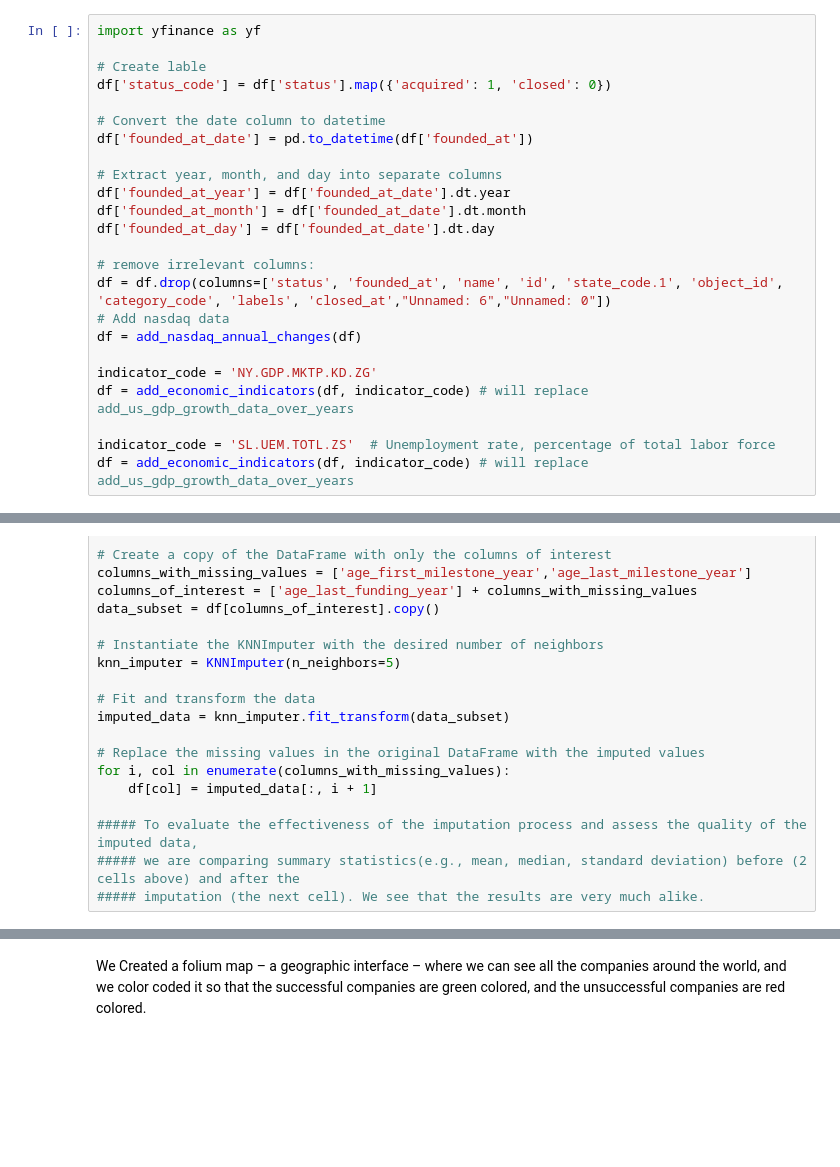
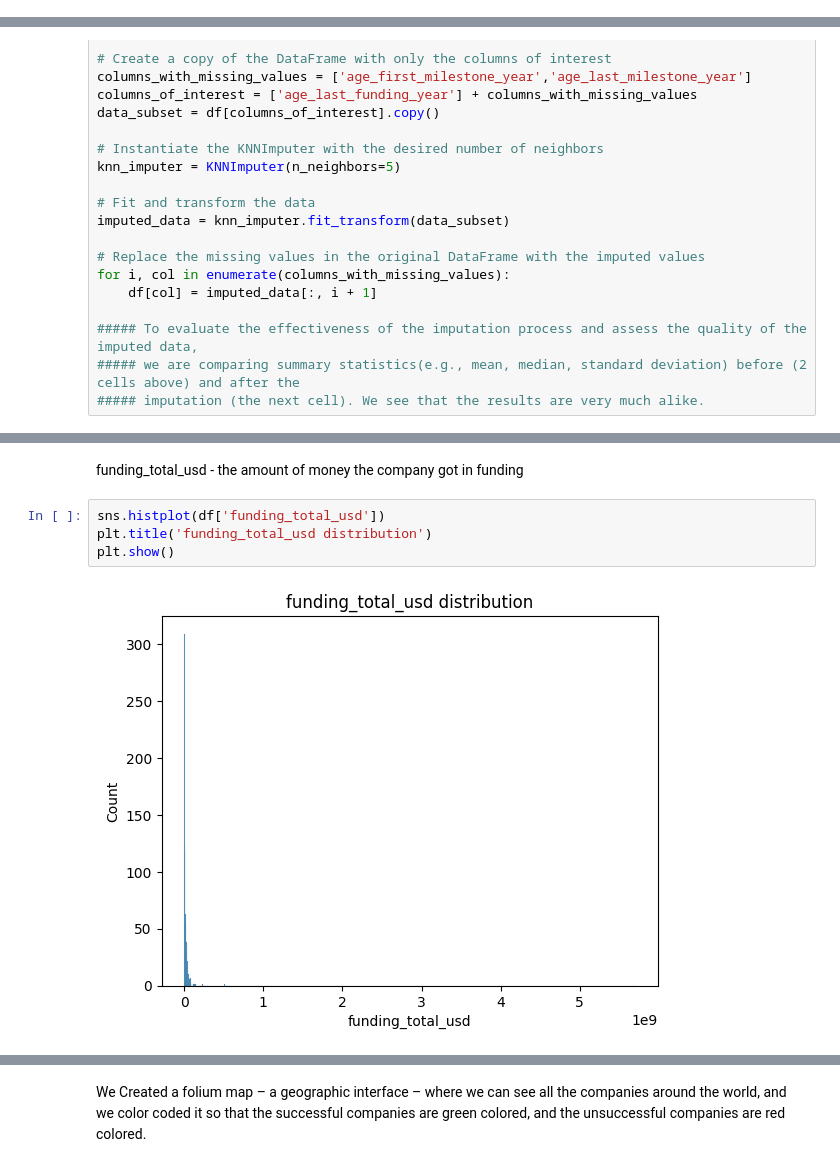
Before and after one commit to MayaVB/Applied_DS_Project, a Jupyter notebook: notebooks/EDA_temp.ipynb, the cells around one changed output, grey strips where cells are left out. Drawn from its saved outputs; the diff is of its cells as text; blank space fills up the shorter version.

```diff
--- a/notebooks/EDA_temp.ipynb
+++ b/notebooks/EDA_temp.ipynb
@@ -59,26 +42,2 @@ plt.show()
-# %%
-import yfinance as yf
-
-# Create lable
-df['status_code'] = df['status'].map({'acquired': 1, 'closed': 0})
-
-# Convert the date column to datetime
-df['founded_at_date'] = pd.to_datetime(df['founded_at'])
-
-# Extract year, month, and day into separate columns
-df['founded_at_year'] = df['founded_at_date'].dt.year
-df['founded_at_month'] = df['founded_at_date'].dt.month
-df['founded_at_day'] = df['founded_at_date'].dt.day
-
-# remove irrelevant columns:
-df = df.drop(columns=['status', 'founded_at', 'name', 'id', 'state_code.1', 'object_id', 'category_code', 'labels', 'closed_at',"Unnamed: 6","Unnamed: 0"])
-# Add nasdaq data
-df = add_nasdaq_annual_changes(df)
-
-indicator_code = 'NY.GDP.MKTP.KD.ZG'
-df = add_economic_indicators(df, indicator_code) # will replace add_us_gdp_growth_data_over_years
-
-indicator_code = 'SL.UEM.TOTL.ZS'  # Unemployment rate, percentage of total labor force
-df = add_economic_indicators(df, indicator_code) # will replace add_us_gdp_growth_data_over_years
 # %%
 df.info()
@@ -258,0 +239,8 @@ numeric_data
+# %% [markdown]
+funding_total_usd - the amount of money the company got in funding
+# %%
+sns.histplot(df['funding_total_usd'])
+plt.title('funding_total_usd distribution')
+plt.show()
+# %% [output]
+[figure, added]
```
Also changed, not shown: parts of 60 cells of this notebook.
